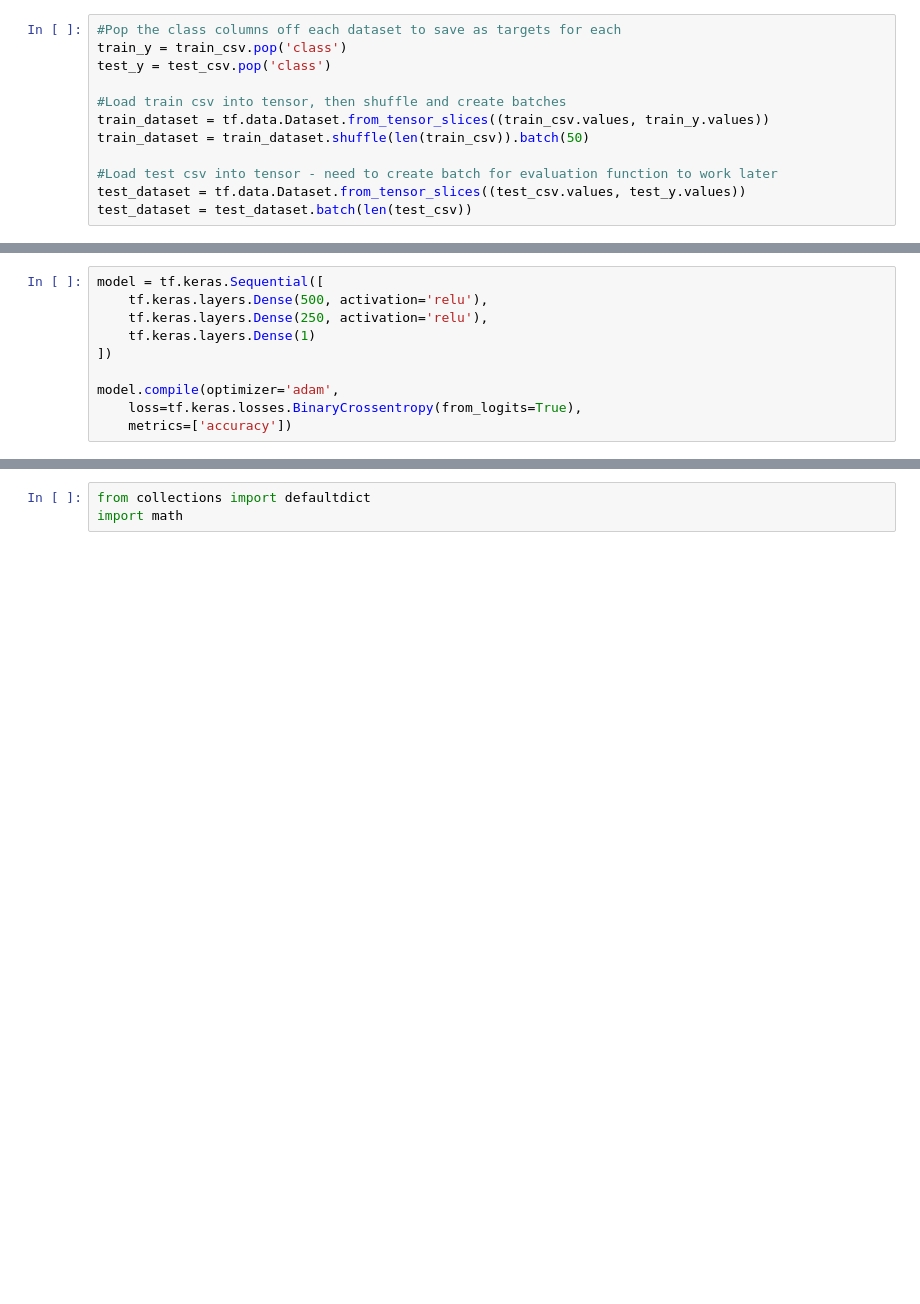
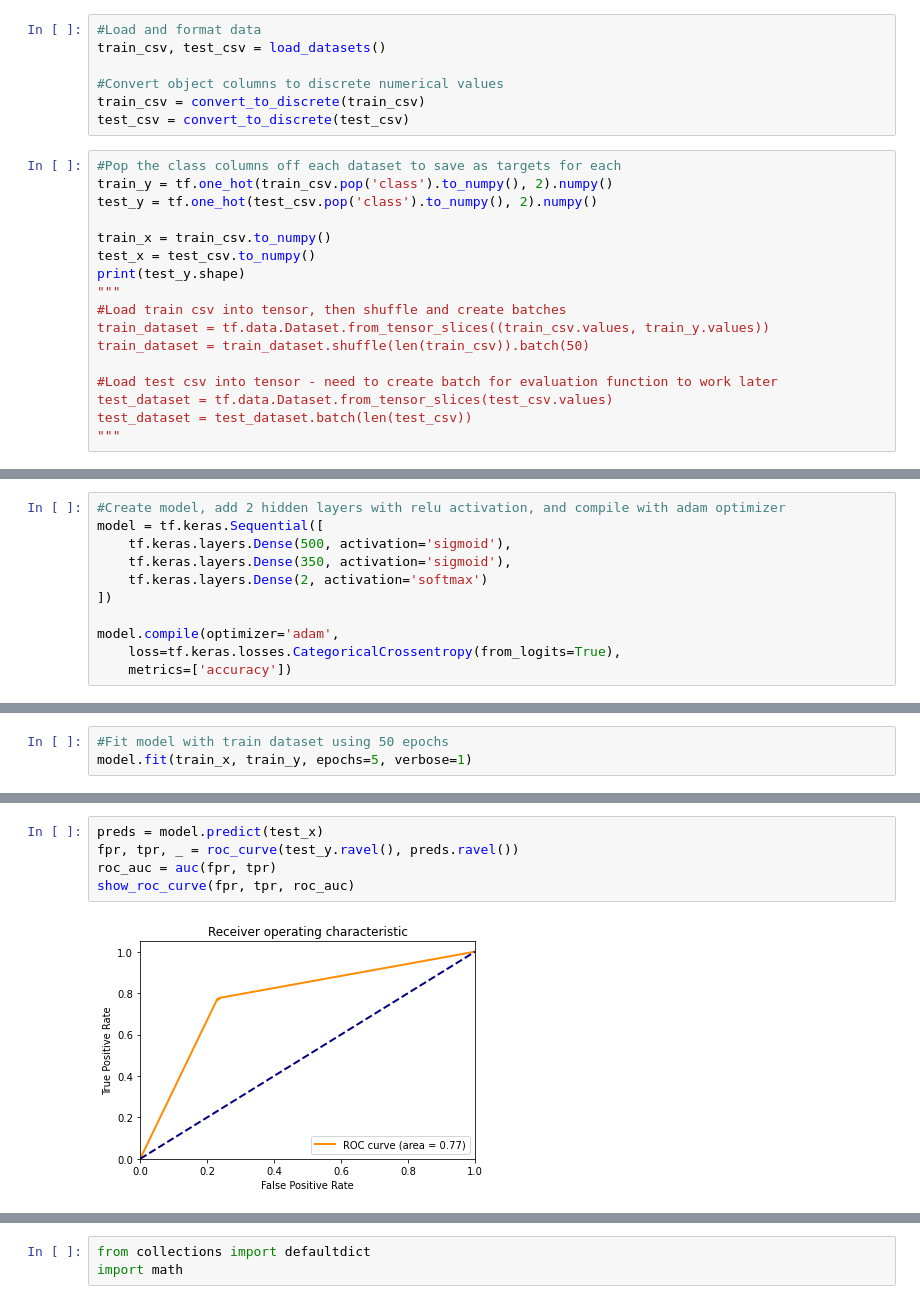
Before and after one commit to mrmattkennedy/Aunalytics-Data-Science, a Jupyter notebook: Aunalytics - Data Science - Matt Kennedy-checkpoint.ipynb, the cells around one changed output, grey strips where cells are left out. Drawn from its saved outputs; the diff is of its cells as text; blank space fills up the shorter version.

Commit message:
Finished SVM and visuals

```diff
--- a/Aunalytics - Data Science - Matt Kennedy-checkpoint.ipynb
+++ b/Aunalytics - Data Science - Matt Kennedy-checkpoint.ipynb
@@ -37,12 +102,24 @@ Now we can load the data for tensorflow and start making the model
+# %%
+#Load and format data
+train_csv, test_csv = load_datasets()
+
+#Convert object columns to discrete numerical values
+train_csv = convert_to_discrete(train_csv)
+test_csv = convert_to_discrete(test_csv)
 # %%
 #Pop the class columns off each dataset to save as targets for each
-train_y = train_csv.pop('class')
-test_y = test_csv.pop('class')
+train_y = tf.one_hot(train_csv.pop('class').to_numpy(), 2).numpy()
+test_y = tf.one_hot(test_csv.pop('class').to_numpy(), 2).numpy()
 
+train_x = train_csv.to_numpy()
+test_x = test_csv.to_numpy()
+print(test_y.shape)
+"""
 #Load train csv into tensor, then shuffle and create batches
 train_dataset = tf.data.Dataset.from_tensor_slices((train_csv.values, train_y.values))
 train_dataset = train_dataset.shuffle(len(train_csv)).batch(50)
 
 #Load test csv into tensor - need to create batch for evaluation function to work later
-test_dataset = tf.data.Dataset.from_tensor_slices((test_csv.values, test_y.values))
+test_dataset = tf.data.Dataset.from_tensor_slices(test_csv.values)
 test_dataset = test_dataset.batch(len(test_csv))
+"""
@@ -49,10 +129,11 @@ test_dataset = test_dataset.batch(len(test_csv))
 # %%
+#Create model, add 2 hidden layers with relu activation, and compile with adam optimizer
 model = tf.keras.Sequential([
-    tf.keras.layers.Dense(500, activation='relu'),
-    tf.keras.layers.Dense(250, activation='relu'),
-    tf.keras.layers.Dense(1)
+    tf.keras.layers.Dense(500, activation='sigmoid'),
+    tf.keras.layers.Dense(350, activation='sigmoid'),
+    tf.keras.layers.Dense(2, activation='softmax')
 ])
 
 model.compile(optimizer='adam',
-    loss=tf.keras.losses.BinaryCrossentropy(from_logits=True),
+    loss=tf.keras.losses.CategoricalCrossentropy(from_logits=True),
     metrics=['accuracy'])
@@ -81,0 +140,3 @@ Notes on naive bayes, why naive bayes, start by getting the 3 categories (probab
+# %%
+#Fit model with train dataset using 50 epochs
+model.fit(train_x, train_y, epochs=5, verbose=1)
@@ -81,0 +160,7 @@ Notes on naive bayes, why naive bayes, start by getting the 3 categories (probab
+# %%
+preds = model.predict(test_x)
+fpr, tpr, _ = roc_curve(test_y.ravel(), preds.ravel())
+roc_auc = auc(fpr, tpr)
+show_roc_curve(fpr, tpr, roc_auc)
+# %% [output]
+[figure, added]
```
Also changed, not shown: parts of 42 cells of this notebook.
